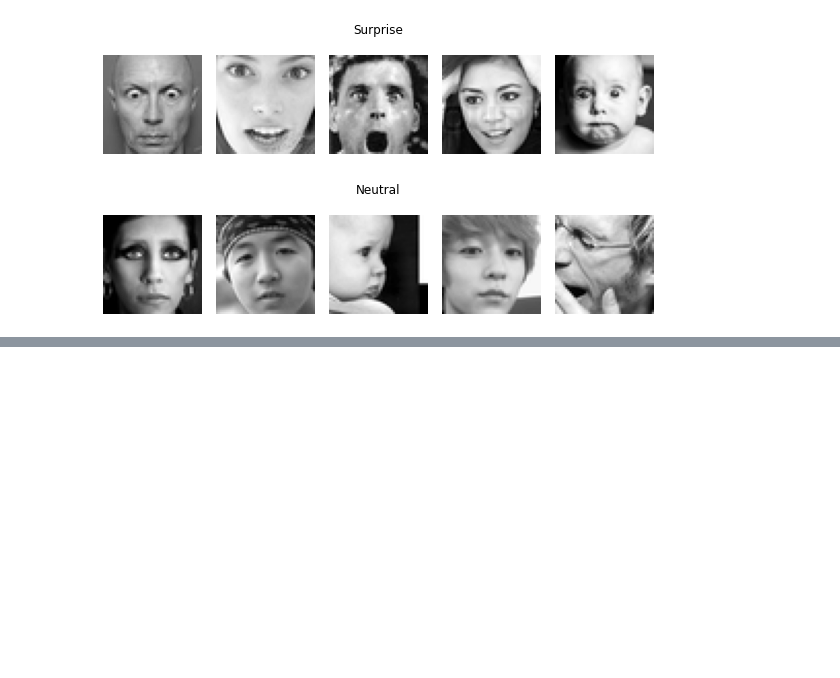
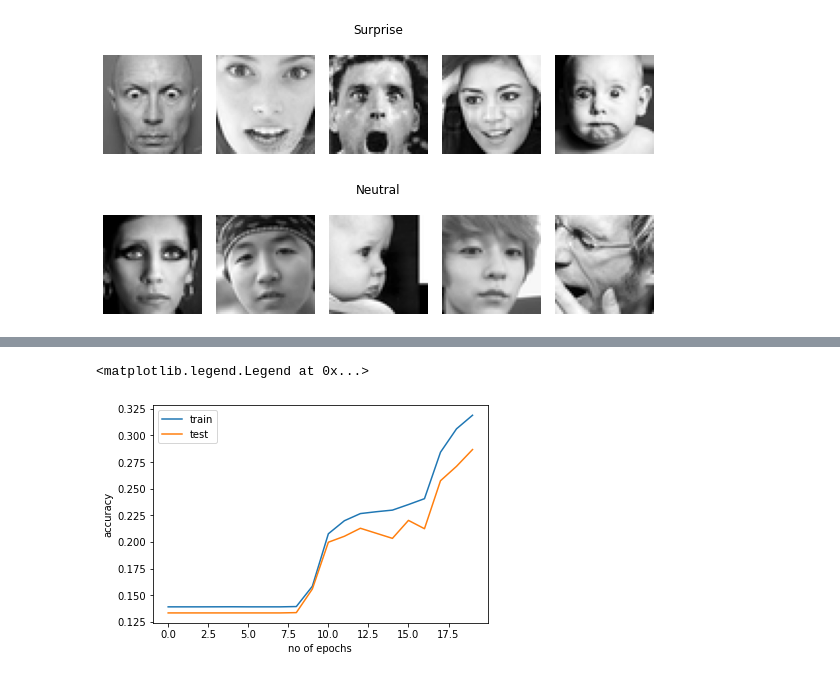
Before and after one commit to seiji594/MTH767P_Group4_project, a Jupyter notebook: dataset_analyses.ipynb, the cells around one changed output, grey strips where cells are left out. Drawn from its saved outputs; the diff is of its cells as text; code cells hidden in the pictures; blank space fills up the shorter version.

Commit message:
analyses on normalization

```diff
--- a/dataset_analyses.ipynb
+++ b/dataset_analyses.ipynb
@@ -117,0 +207,10 @@ import seaborn as sns
+# %%
+from sklearn.neural_network import MLPClassifier
+clf = MLPClassifier(solver='sgd',
+                    verbose=True,
+                    activation='logistic',
+                    max_iter=500)
+
+clf.fit(x_train_robust_norm, y_train)
+print('train set accuracy =', clf.score(x_train_robust_norm, y_train))
+print('train set accuracy =', clf.score(x_test_robust_norm, y_test))
@@ -141,0 +331,14 @@ combination.sum(axis=1)
+# %%
+x, y = load_data('./data/icml_face_data.csv')
+x_train, y_train, _, _, x_test, y_test = split_data(x, y, ratio=(0.8, 0, 0.2))
+
+
+robust_scaler = sk_prep.RobustScaler()
+robust_scaler.fit(x_train)
+x_train_robust = robust_scaler.transform(x_train)
+x_test_robust = robust_scaler.transform(x_test)
+
+normalization = sk_prep.Normalizer()
+normalization.fit(x_train_robust)
+x_train_robust_norm = normalization.transform(x_train_robust)
+x_test_robust_norm = normalization.transform(x_test_robust)
@@ -141,0 +389,8 @@ combination.sum(axis=1)
+# %%
+batch_size = 128
+transform = transforms.Compose([transforms.ToTensor(), transforms.Normalize((0.5), (0.5))])
+dataset_train = EmotionsDataset(root='./data', fname='icml_face_data_train.csv', transform=transform)
+dataset_test = EmotionsDataset(root='./data', fname='icml_face_data_test.csv', transform=transform)
+
+trainloader = DataLoader(dataset_train, batch_size = batch_size,shuffle=True)
+testloader = DataLoader(dataset_test, batch_size = batch_size)
@@ -141,0 +441,5 @@ combination.sum(axis=1)
+# %%
+
+criterion = nn.CrossEntropyLoss()
+optimizer = optim.SGD(model.parameters(), lr=0.01, momentum=0.9,weight_decay=0.0001)
+scheduler = StepLR(optimizer, step_size=30, gamma=0.1)
@@ -141,0 +574,10 @@ combination.sum(axis=1)
+# %%
+#plt.plot(training_loss)
+plt.ylabel("accuracy")
+plt.xlabel("no of epochs")
+plt.plot(train_acc,label="train")
+plt.plot(test_acc,label="test")
+plt.legend(["train","test"])
+# %% [output]
+<matplotlib.legend.Legend at 0x...>
+[figure, added]
```
Also changed, not shown: parts of 36 cells of this notebook.
